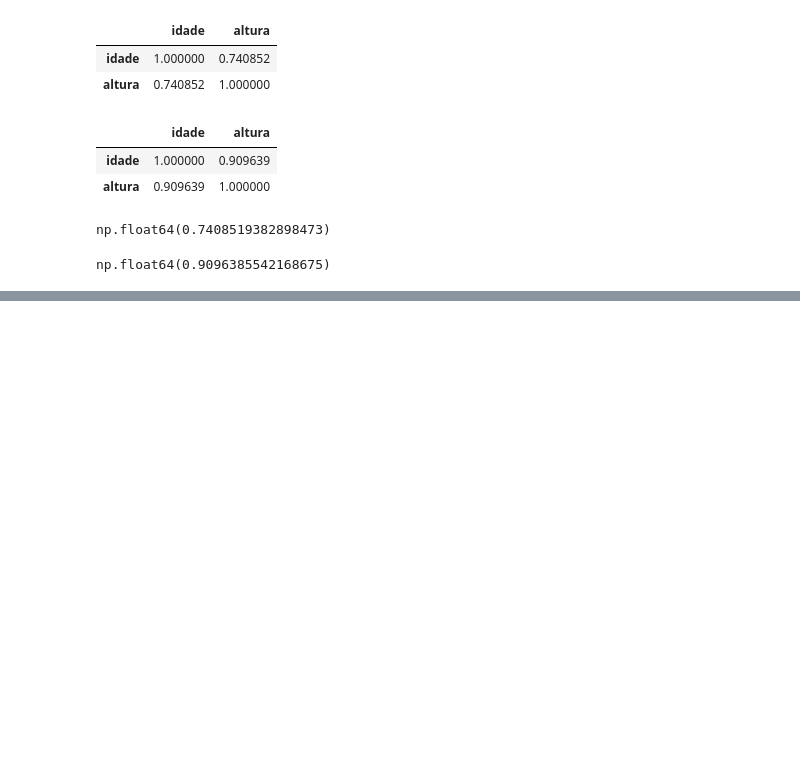
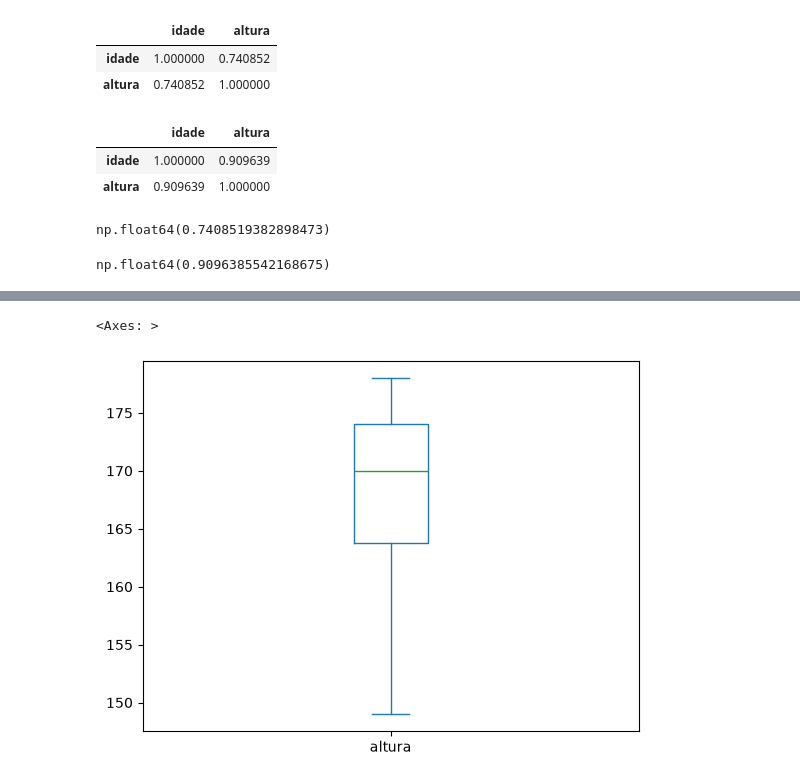
Before and after one commit to lucasmarques07/data-analyst-course, a Jupyter notebook: 7-estatistica/estatistica.ipynb, the cells around one changed output, grey strips where cells are left out. Saved outputs shown, nothing was run; the diff lists cells and outputs as text; code cells hidden in the pictures; blank space fills up the shorter version.

```diff
--- a/7-estatistica/estatistica.ipynb
+++ b/7-estatistica/estatistica.ipynb
@@ -158,0 +178,5 @@ np.float64(0.9096385542168675)
+# %%
+df["altura"].plot.box()
+# %% [output]
+<Axes: >
+[figure, added]
```
Also changed, not shown: parts of 14 cells of this notebook.
